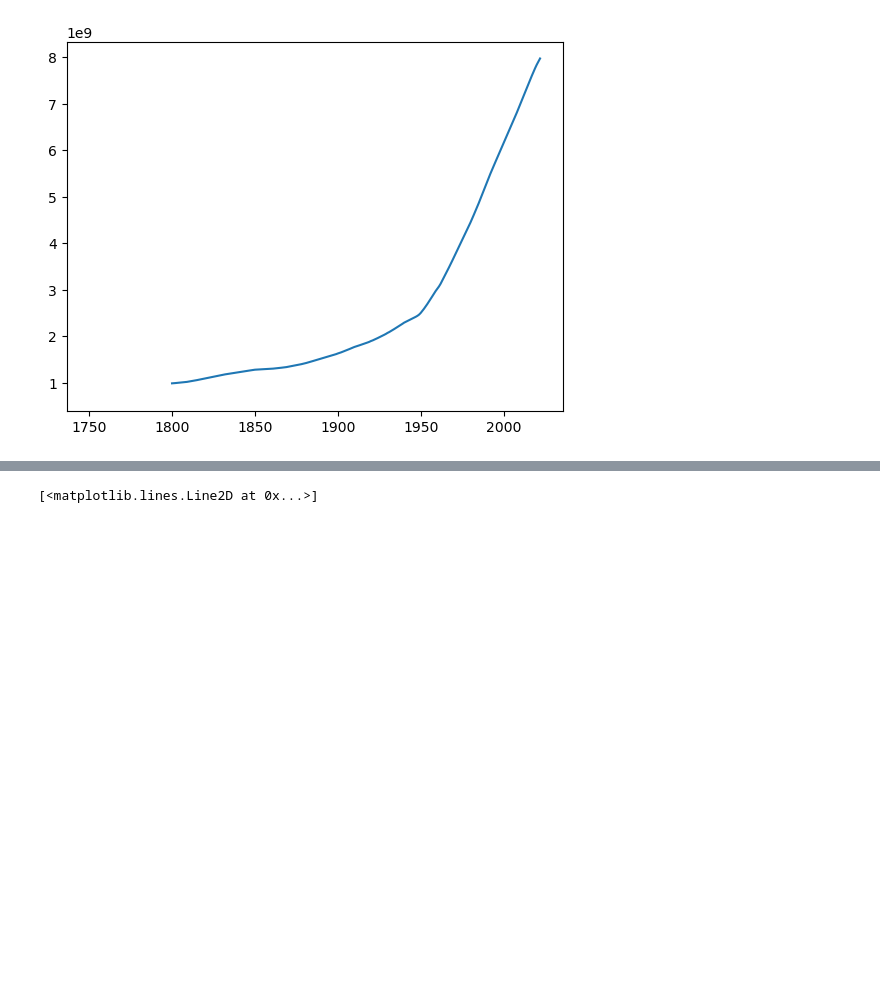
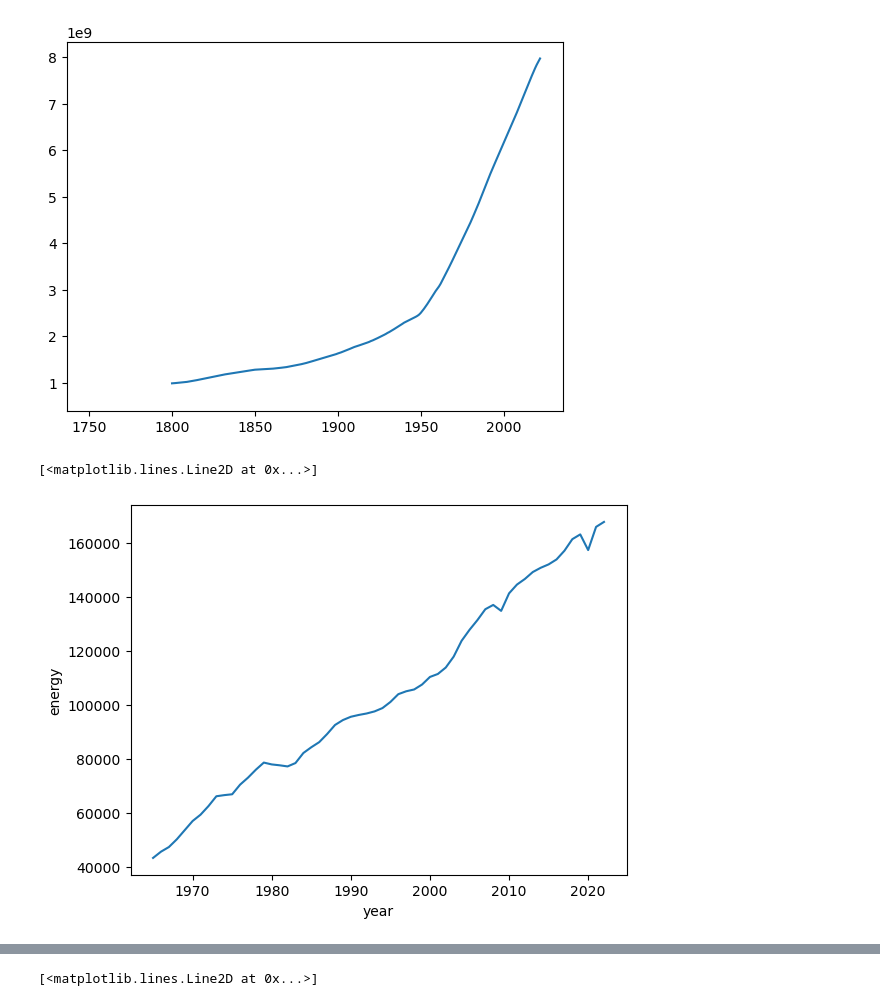
Before and after one commit to fedef17/Spectre, a Jupyter notebook: read_data.ipynb, the cells around one changed output, grey strips where cells are left out. Saved outputs shown, nothing was run; the diff lists cells and outputs as text; code cells hidden in the pictures; blank space fills up the shorter version.

```diff
--- a/read_data.ipynb
+++ b/read_data.ipynb
@@ -75,0 +111,5 @@ plt.plot(codict['year'], codict['population'])
+# %%
+ene.plot()
+# %% [output]
+[<matplotlib.lines.Line2D at 0x...>]
+[figure, added]
```
Also changed, not shown: parts of 17 cells of this notebook, 2 other files.
